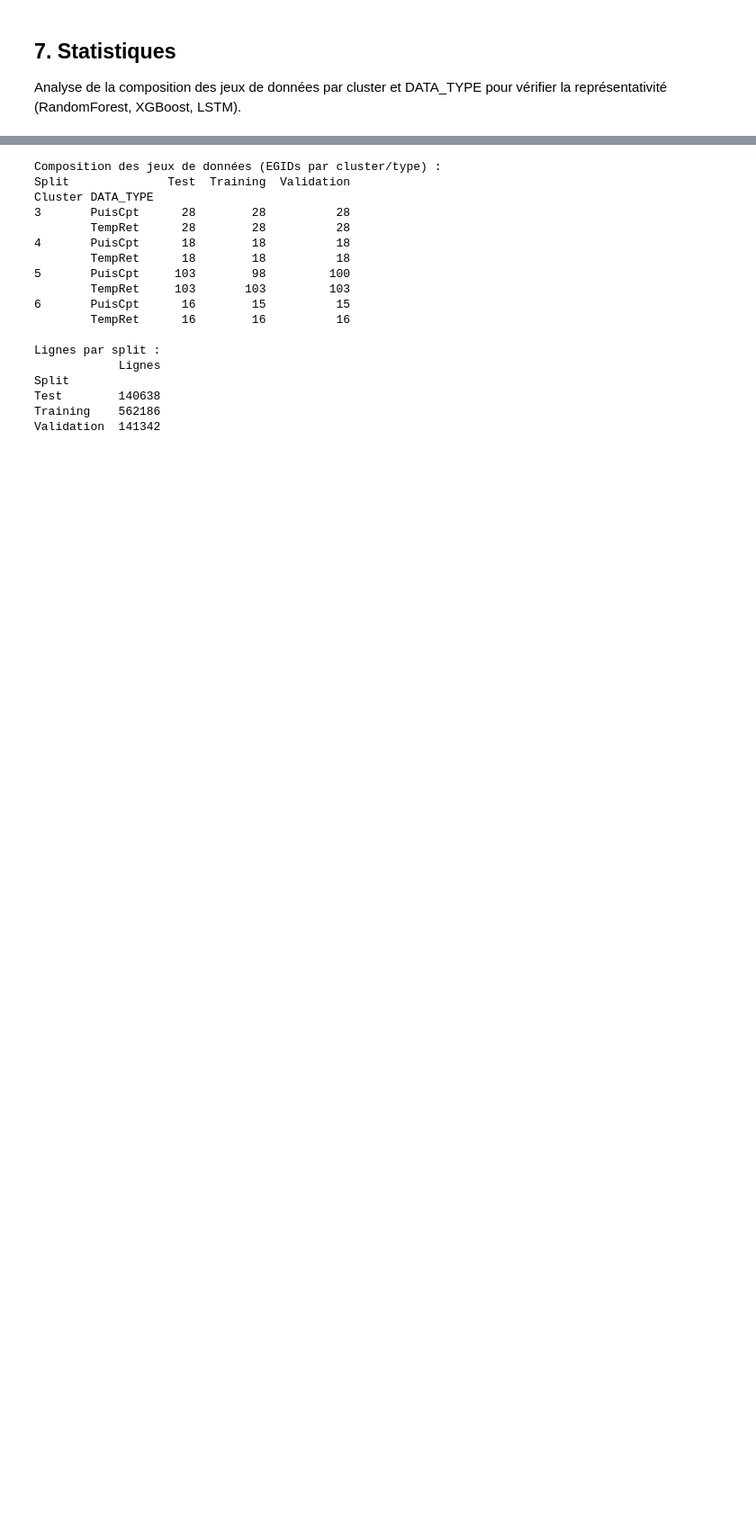
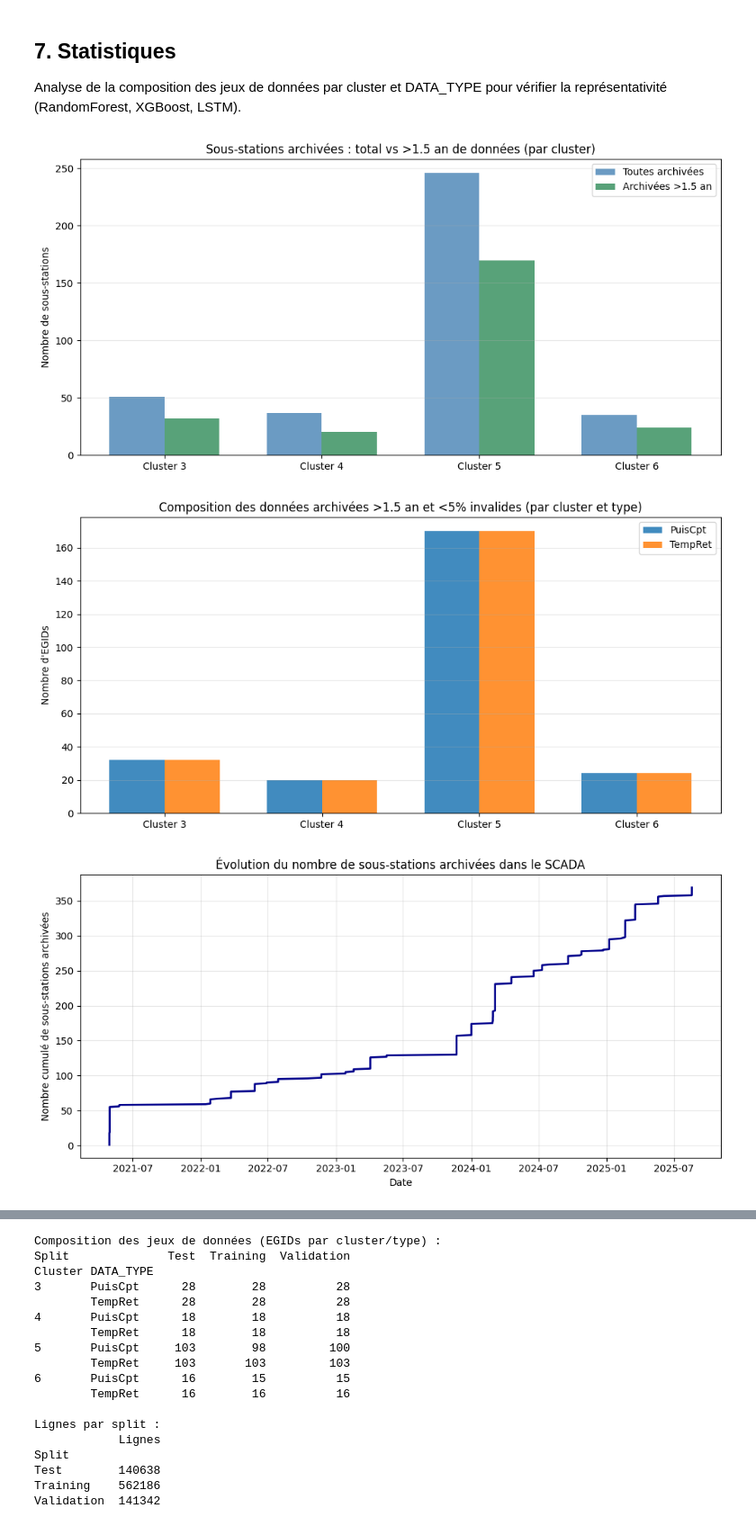
Before and after one commit to Lucasandrey1996/CASIA_TCAS, a Jupyter notebook: 2_Program/dataset_preparation.ipynb, the cells around one changed output, grey strips where cells are left out. Shown at 90% size. Cells and saved outputs as stored; diff of their text form; code cells hidden in the pictures; blank space fills up the shorter version.

```diff
--- a/2_Program/dataset_preparation.ipynb
+++ b/2_Program/dataset_preparation.ipynb
@@ -543,8 +544,6 @@ Transformation terminée.
 
 Analyse de la composition des jeux de données par cluster et DATA_TYPE pour vérifier la représentativité (RandomForest, XGBoost, LSTM).
 # %%
-import matplotlib.pyplot as plt
-
 # Section exécutable après config (1) + pipeline complet une fois (parquets générés)
 if not PATH_SST_ENRICHED.exists():
     raise FileNotFoundError(
@@ -602,7 +601,7 @@ def assign_split(d):
 
 # 1. Histogramme : part SST archivées >1.5 an vs total par cluster
 fig, ax = plt.subplots(figsize=(10, 5))
-clusters = sorted([c for c in df_gis["cluster"].dropna().unique() if pd.notna(c)])
+clusters = sorted([int(c) for c in df_gis["cluster"].dropna().unique() if pd.notna(c)])
 x = np.arange(len(clusters))
 width = 0.35
 total_per_cluster = [sum(1 for e in valid_egids if egid_to_cluster.get(e) == c) for c in clusters]
@@ -685,36 +684,50 @@ sns.kdeplot(
     palette=["#3498db", "#2ecc71", "#e74c3c"],
 )
 ax.set_xlabel("Température extérieure (°C)")
 ax.set_ylabel("Densité de probabilité")
 ax.set_title("Densité de probabilité des températures extérieures par plage temporelle")
 ax.grid(alpha=0.3)
 leg = ax.get_legend()
 if leg is not None:
     leg.set_title("Plage")
 plt.tight_layout()
 plt.show()
 
 # 5. Histogramme : % données invalides par plage et par cluster (PuisCpt / TempRet)
 df_archived["date_utc"] = pd.to_datetime(df_archived["date"]).dt.tz_localize("Europe/Zurich", ambiguous=True).dt.tz_convert("UTC")
-df_archived["split"] = df_archived["date_utc"].apply(assign_split)
-df_inv = df_archived.dropna(subset=["split"])
+dt = df_archived["date_utc"]
+cond_test = (dt >= test_start) & (dt <= test_end)
+cond_val = (dt >= val_start) & (dt < val_end)
+cond_train = (dt >= train_start) & (dt < train_end)
+df_archived["split"] = np.select([cond_test, cond_val, cond_train], ["Test", "Validation", "Entraînement"], default=None)
+df_inv = df_archived.dropna(subset=["split", "cluster"])
+df_inv = df_inv.copy()
+df_inv["cluster"] = df_inv["cluster"].astype(int)
 colors = ["#2ecc71", "#3498db", "#e74c3c", "#9b59b6"]
 fig, axes = plt.subplots(1, 2, figsize=(14, 5))
-for ax, dtype in zip(axes, ["PuisCpt", "TempRet"]):
-    df_dtype = df_inv[df_inv["DATA_TYPE"] == dtype]
+for ax, (dtype_key, dtype_label) in zip(axes, [("PuisCpt", "Puissance compteurs"), ("TempRet", "Températures retour")]):
+    df_dtype = df_inv[df_inv["DATA_TYPE"] == dtype_key]
     pct_inv = df_dtype.groupby(["split", "cluster"]).apply(
         lambda g: (g["inv"] != 0).mean() * 100
-    ).unstack(fill_value=0).reindex(columns=clusters).fillna(0)
+    ).unstack(fill_value=0)
+    for c in clusters:
+        if c not in pct_inv.columns:
+            pct_inv[c] = 0.0
+    pct_inv = pct_inv[[c for c in clusters]].fillna(0)
     pct_inv = pct_inv.reindex(["Entraînement", "Validation", "Test"])
     pct_inv.plot(kind="bar", ax=ax, width=0.8, color=colors, legend=True)
     ax.set_xlabel("Plage")
     ax.set_ylabel("% données invalides")
-    ax.set_title(f"% invalides - {dtype}")
+    ax.set_title(f"% invalides - {dtype_label}")
     ax.set_xticklabels(ax.get_xticklabels(), rotation=0)
     ax.legend(title="Cluster", bbox_to_anchor=(1.02, 1))
     ax.grid(axis="y", alpha=0.3)
 plt.tight_layout()
 plt.show()
 
 del df_enriched, df_archived, df_dates, df_gis
 gc.collect()
+# %% [output]
+[figure, added]
+[figure, added]
+[figure, added]
```
Also changed, not shown: parts of 2 cells of this notebook, 10 other files.
